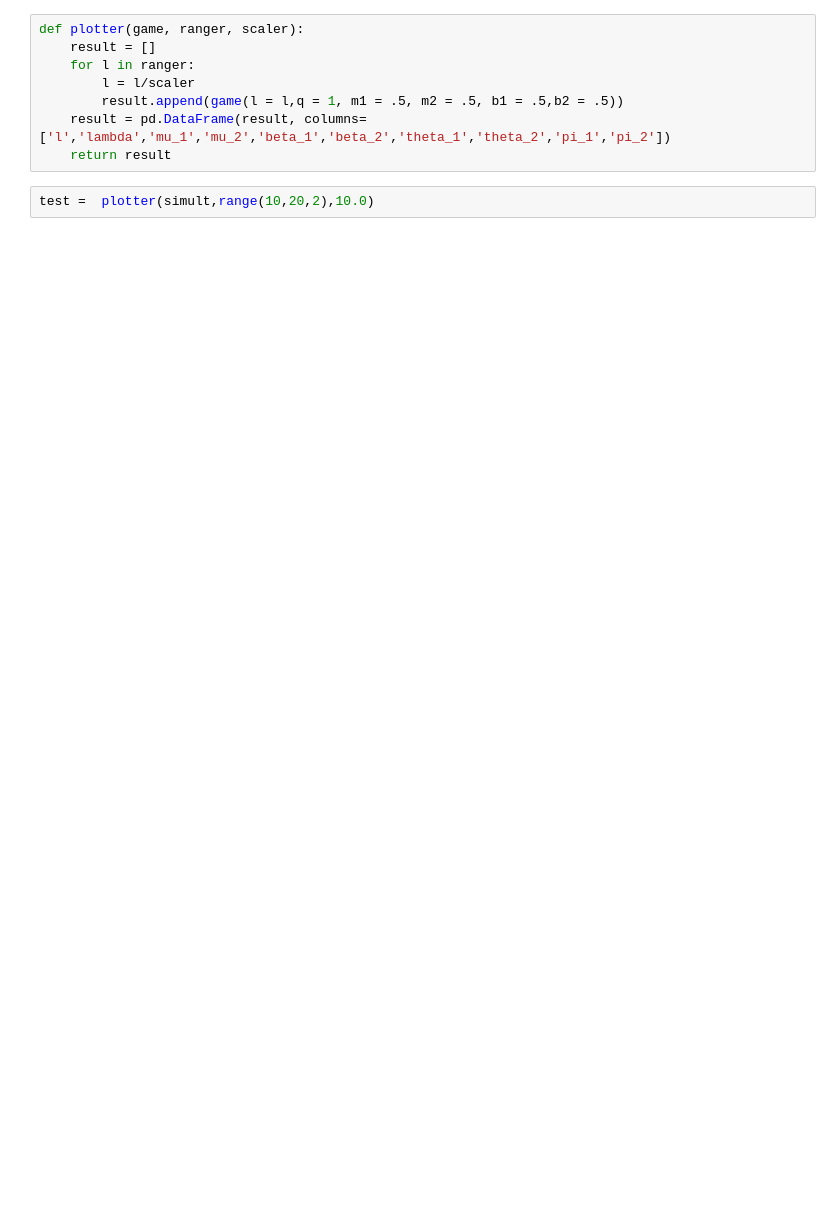
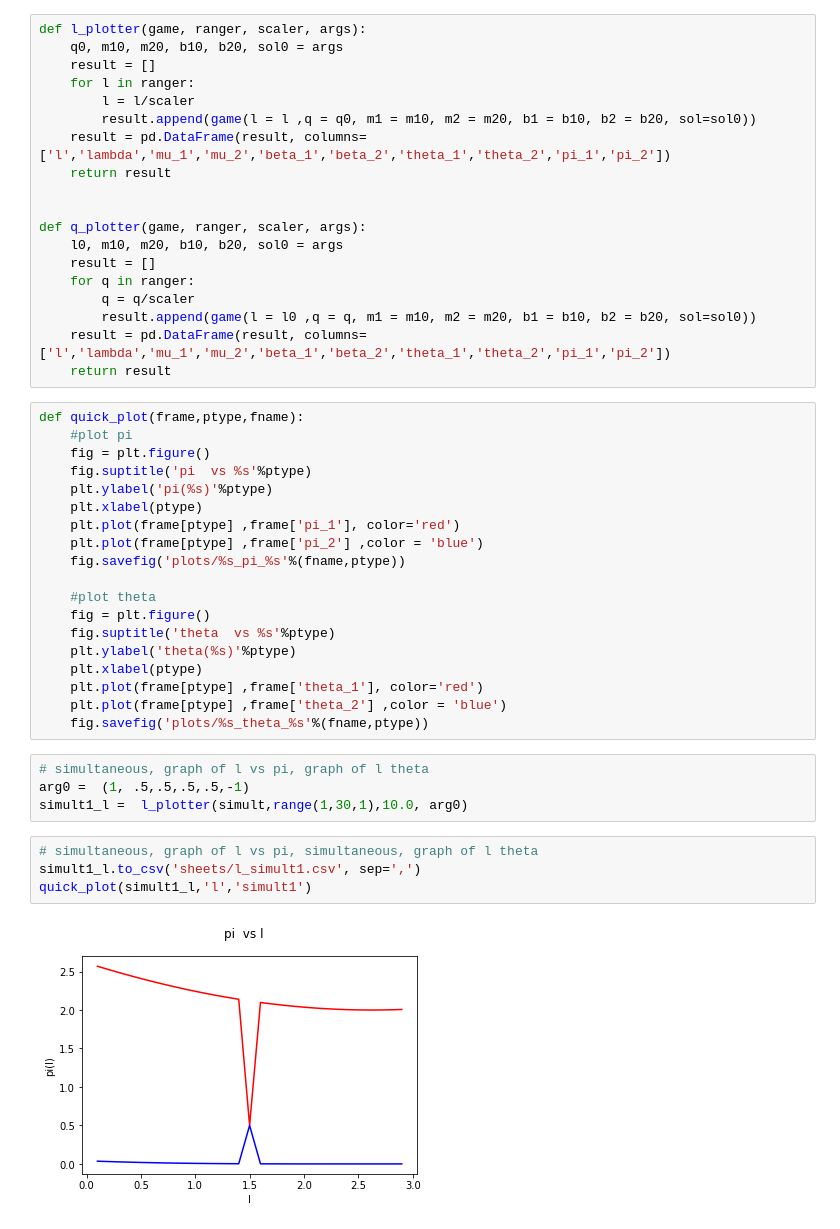
Before and after one commit to ericschulman/health_bargains, a Jupyter notebook: bargains.ipynb, the cells around one changed output. Saved outputs shown, nothing was run; the diff lists cells and outputs as text; blank space fills up the shorter version.

```diff
--- a/bargains.ipynb
+++ b/bargains.ipynb
@@ -5,10 +93,48 @@ import pandas as pd
 # %%
-def plotter(game, ranger, scaler):
+def l_plotter(game, ranger, scaler, args):
+    q0, m10, m20, b10, b20, sol0 = args
     result = []
     for l in ranger:
         l = l/scaler
-        result.append(game(l = l,q = 1, m1 = .5, m2 = .5, b1 = .5,b2 = .5))
+        result.append(game(l = l ,q = q0, m1 = m10, m2 = m20, b1 = b10, b2 = b20, sol=sol0))
     result = pd.DataFrame(result, columns=['l','lambda','mu_1','mu_2','beta_1','beta_2','theta_1','theta_2','pi_1','pi_2'])
     return result
+
+
+def q_plotter(game, ranger, scaler, args):
+    l0, m10, m20, b10, b20, sol0 = args
+    result = []
+    for q in ranger:
+        q = q/scaler
+        result.append(game(l = l0 ,q = q, m1 = m10, m2 = m20, b1 = b10, b2 = b20, sol=sol0))
+    result = pd.DataFrame(result, columns=['l','lambda','mu_1','mu_2','beta_1','beta_2','theta_1','theta_2','pi_1','pi_2'])
+    return result
-# %%
-test =  plotter(simult,range(10,20,2),10.0)
+# %%
+def quick_plot(frame,ptype,fname):
+    #plot pi
+    fig = plt.figure()
+    fig.suptitle('pi  vs %s'%ptype)
+    plt.ylabel('pi(%s)'%ptype)
+    plt.xlabel(ptype)
+    plt.plot(frame[ptype] ,frame['pi_1'], color='red')
+    plt.plot(frame[ptype] ,frame['pi_2'] ,color = 'blue')
+    fig.savefig('plots/%s_pi_%s'%(fname,ptype))
+
+    #plot theta
+    fig = plt.figure()
+    fig.suptitle('theta  vs %s'%ptype)
+    plt.ylabel('theta(%s)'%ptype)
+    plt.xlabel(ptype)
+    plt.plot(frame[ptype] ,frame['theta_1'], color='red')
+    plt.plot(frame[ptype] ,frame['theta_2'] ,color = 'blue')
+    fig.savefig('plots/%s_theta_%s'%(fname,ptype))
+# %%
+# simultaneous, graph of l vs pi, graph of l theta
+arg0 =  (1, .5,.5,.5,.5,-1)
+simult1_l =  l_plotter(simult,range(1,30,1),10.0, arg0)
+# %%
+# simultaneous, graph of l vs pi, simultaneous, graph of l theta
+simult1_l.to_csv('sheets/l_simult1.csv', sep=',')
+quick_plot(simult1_l,'l','simult1')
+# %% [output]
+[figure, added]
```
Also changed, not shown: parts of 28 cells of this notebook, 1 other file.
